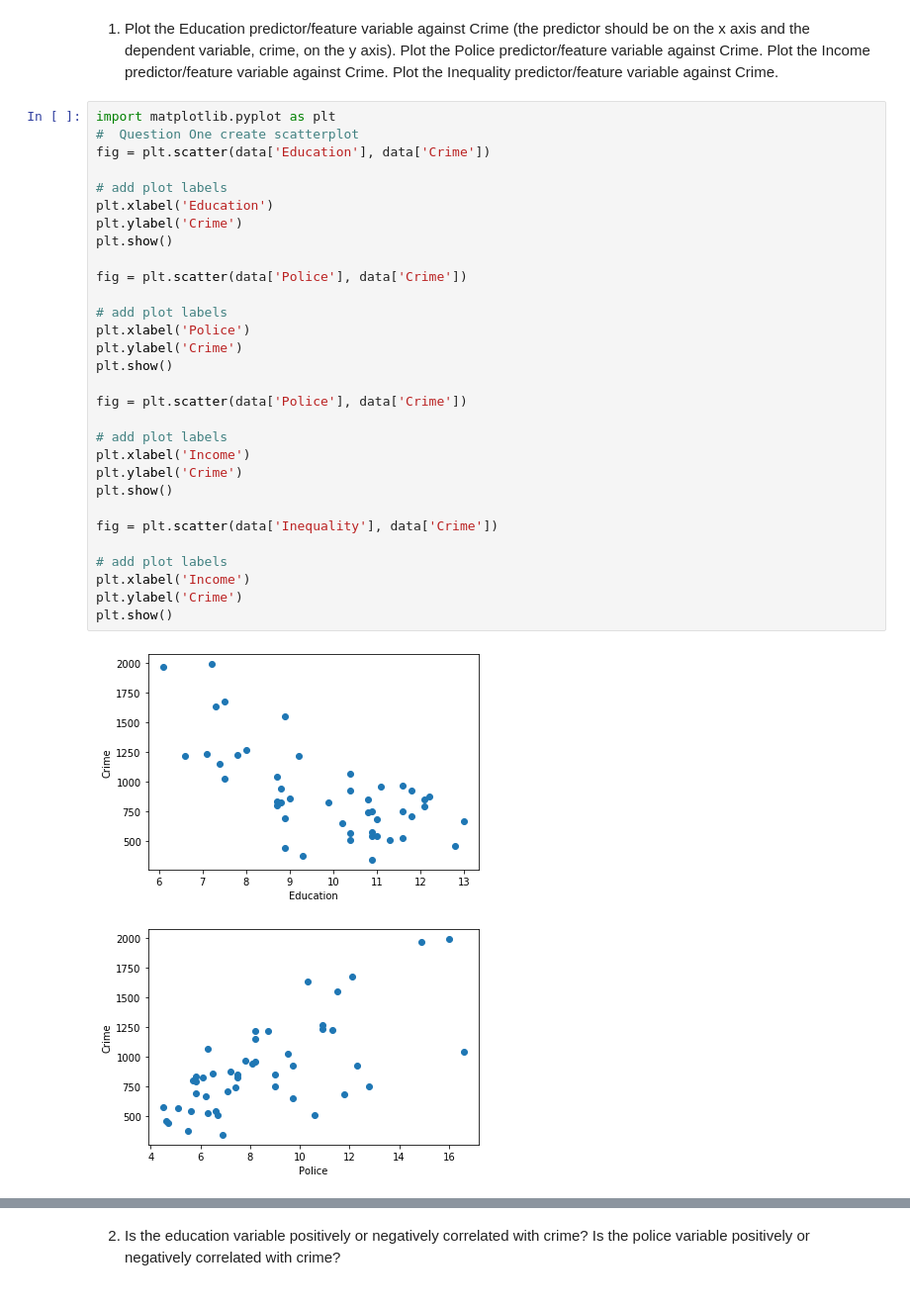
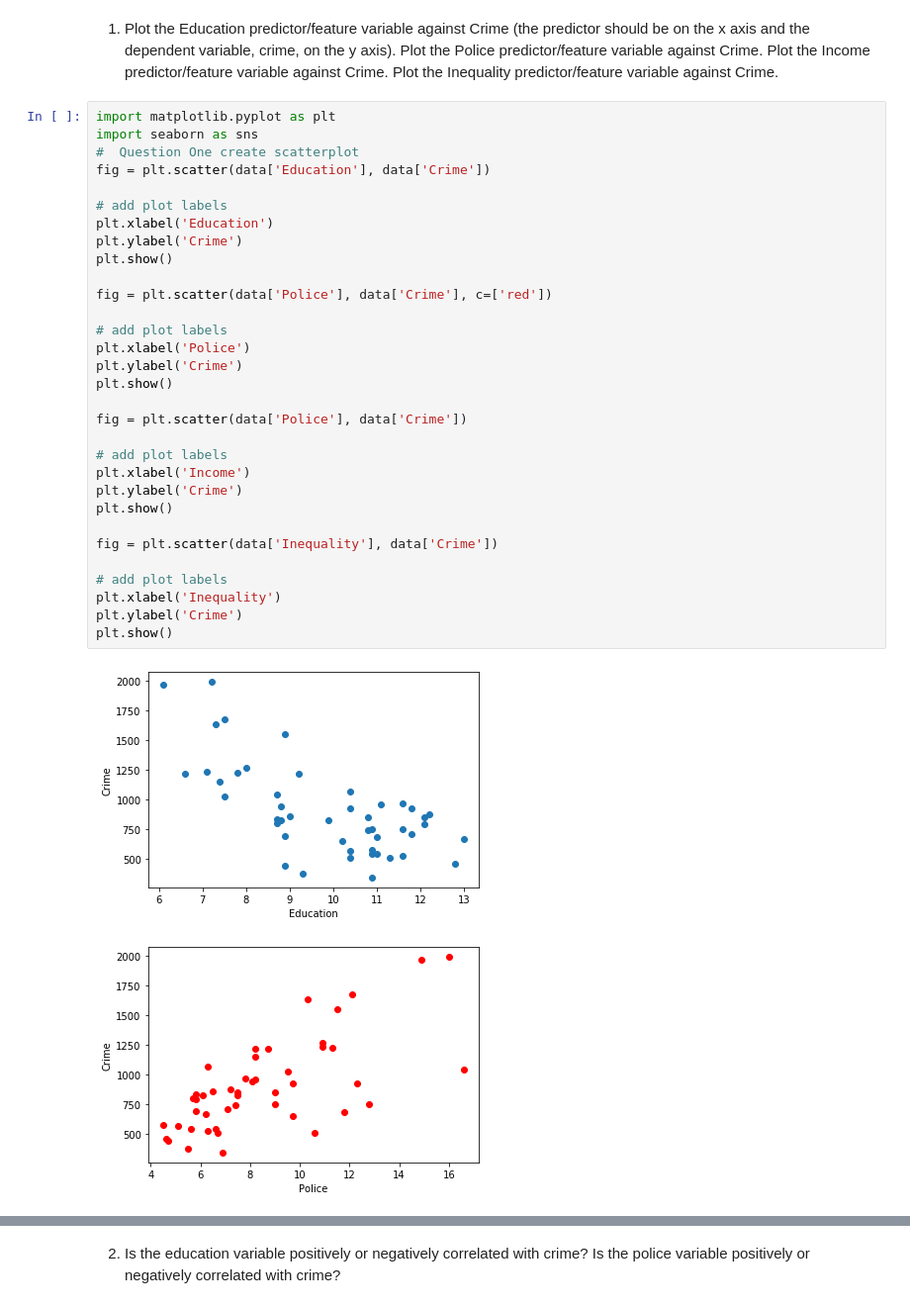
Before and after one commit to bexshinderman/DSMI_Code, a Jupyter notebook: Code/assessment1.ipynb, the cells around one changed output, grey strips where cells are left out. Shown at 99% size. Drawn from its saved outputs; the diff is of its cells as text.

```diff
--- a/Code/assessment1.ipynb
+++ b/Code/assessment1.ipynb
@@ -61,35 +61,36 @@ X, y = shuffle(X, y, random_state=1)
 1. Plot the Education predictor/feature variable against Crime (the predictor should be on the x axis and the dependent variable, crime, on the y axis). Plot the Police predictor/feature variable against Crime. Plot the Income predictor/feature variable against Crime. Plot the Inequality predictor/feature variable against Crime.
 # %%
 import matplotlib.pyplot as plt
+import seaborn as sns
 #  Question One create scatterplot
 fig = plt.scatter(data['Education'], data['Crime'])
 
 # add plot labels
 plt.xlabel('Education')
 plt.ylabel('Crime')
 plt.show()
 
-fig = plt.scatter(data['Police'], data['Crime'])
+fig = plt.scatter(data['Police'], data['Crime'], c=['red'])
 
 # add plot labels
 plt.xlabel('Police')
 plt.ylabel('Crime')
 plt.show()
 
 fig = plt.scatter(data['Police'], data['Crime'])
 
 # add plot labels
 plt.xlabel('Income')
 plt.ylabel('Crime')
 plt.show()
 
 fig = plt.scatter(data['Inequality'], data['Crime'])
 
 # add plot labels
-plt.xlabel('Income')
+plt.xlabel('Inequality')
 plt.ylabel('Crime')
 plt.show()
 # %% [output]
 [figure]
-[figure, old version]
+[figure, new version]
 [figure]
```
Also changed, not shown: parts of 9 cells of this notebook.
